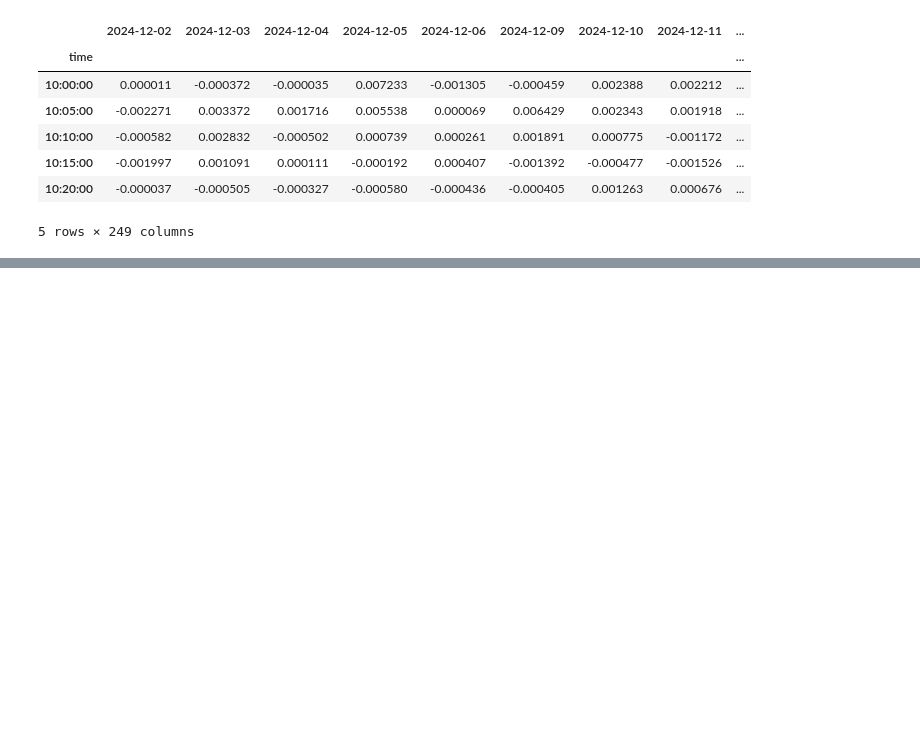
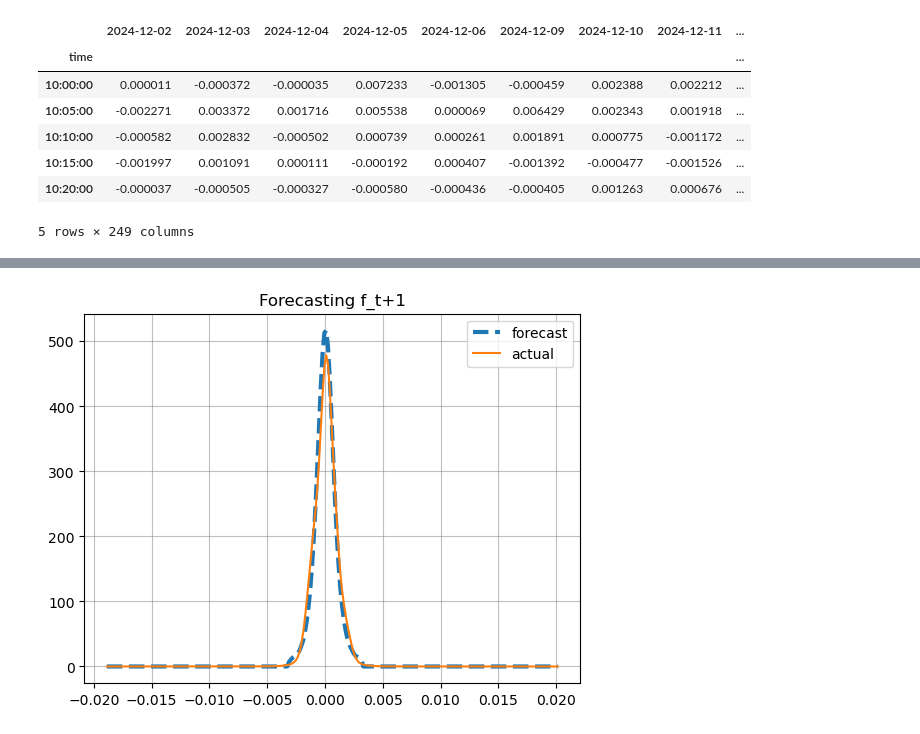
Before and after one commit to matheus-vizzotto/densities4risk, a Jupyter notebook: notebooks/07_cross_validation.ipynb, the cells around one changed output, grey strips where cells are left out. Saved outputs shown, nothing was run; the diff lists cells and outputs as text; code cells hidden in the pictures; blank space fills up the shorter version.

Commit message:
visualiza melhor modelo de CV

```diff
--- a/notebooks/07_cross_validation.ipynb
+++ b/notebooks/07_cross_validation.ipynb
@@ -209,0 +262,8 @@ Name: 3, dtype: object
+# %%
+params = {
+    "kernel": "t_student",
+    "bandwidth": "scott",
+    "adaptive": False,
+    "df": 3}
+# %%
+df_support_final, df_densities_final = df_to_densities(df, params, verbose=False)
@@ -209,0 +296,7 @@ Name: 3, dtype: object
+# %%
+horizon = 10
+Y_train_support, Y_train, Y_test_support, Y_test = train_test_split(
+                                                                df_densities_final,
+                                                                df_support_final,
+                                                                train_size=horizon)
+Y_train.head()
@@ -209,0 +369,14 @@ Name: 3, dtype: object
+# %%
+t=0
+
+plt.figure()
+
+plt.plot(df_supp.iloc[:,t], df_kle_fhat.iloc[:,t], linestyle="--", linewidth=3, label="forecast")
+plt.plot(df_supp.iloc[:,t], df_f_kle.iloc[:,t], label="actual")
+
+plt.legend()
+plt.grid(True, alpha=.5, color="gray")
+plt.title(f"Forecasting f_t+{t+1}")
+plt.show()
+# %% [output]
+[figure, added]
```
Also changed, not shown: parts of 10 cells of this notebook.
